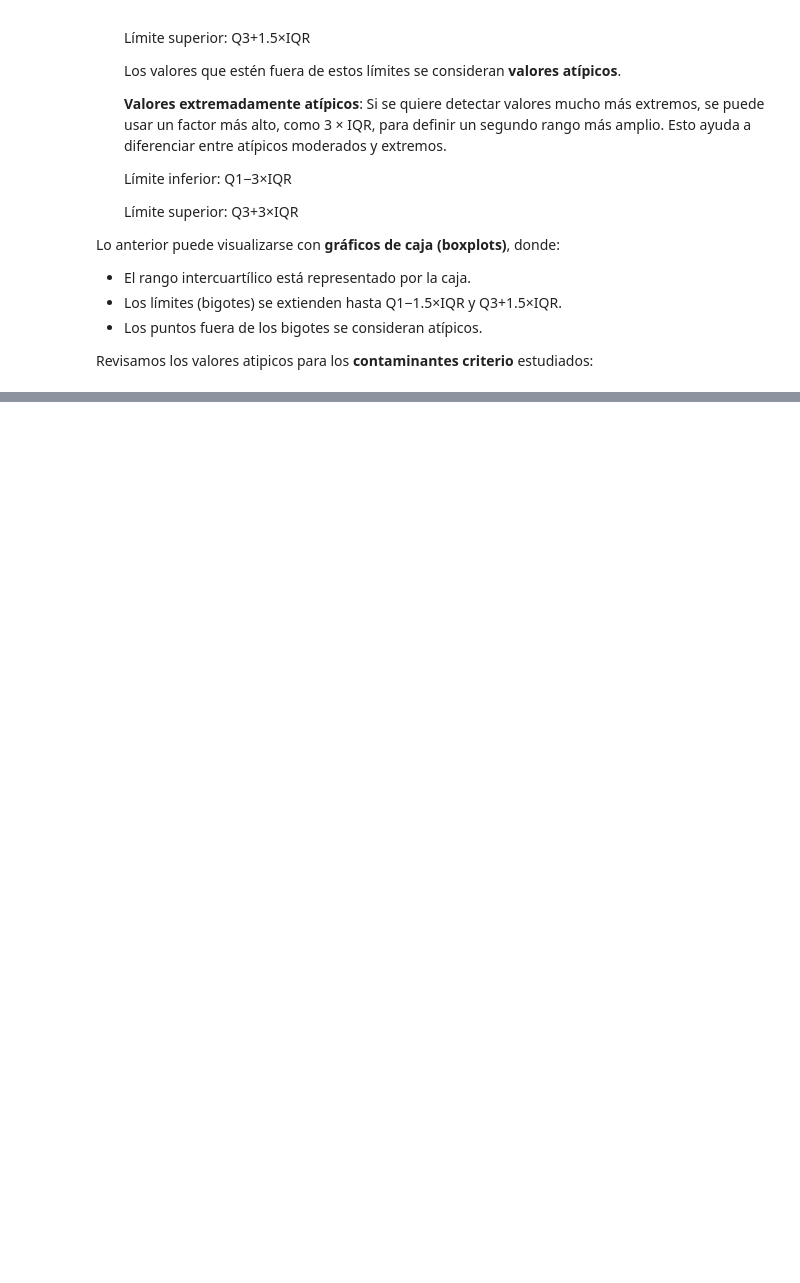
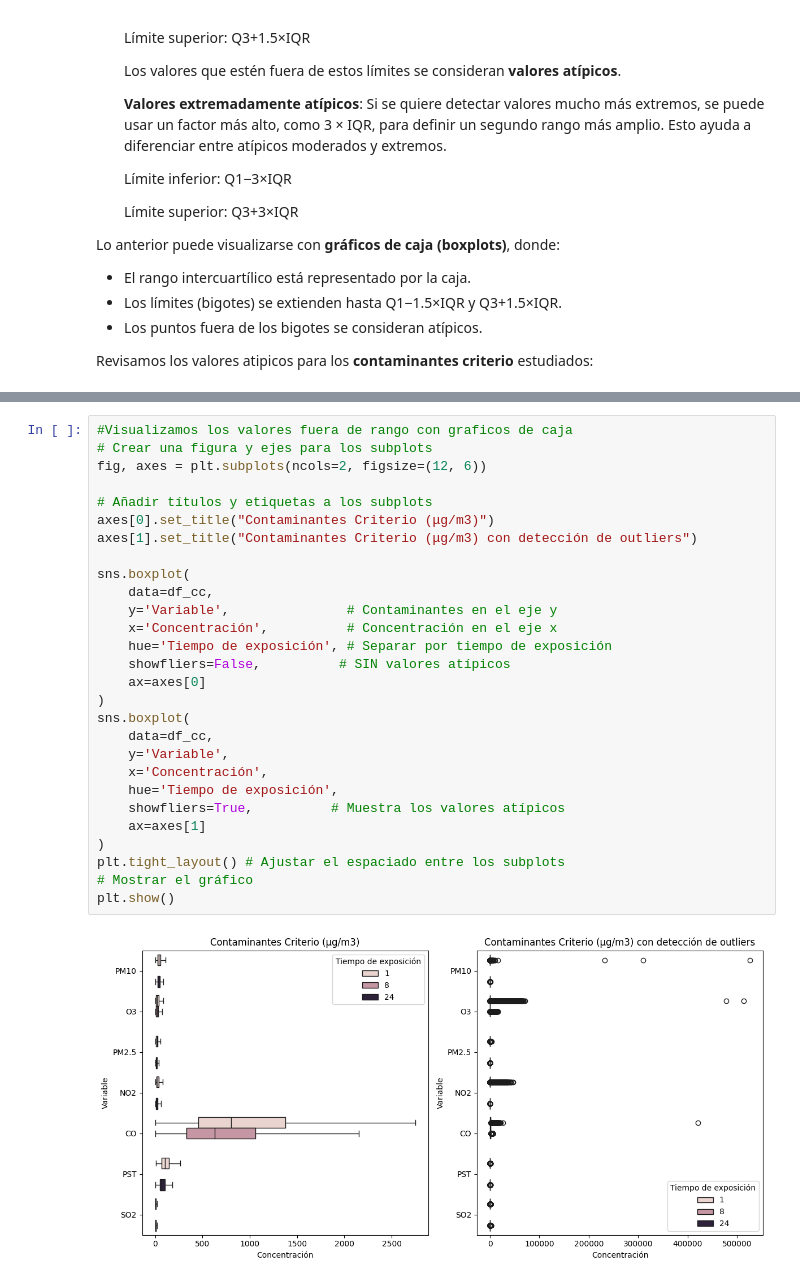
Before and after one commit to orangina23/cursoIAMintic, a Jupyter notebook: Mision1-BeatrizLopez.ipynb, the cells around one changed output, grey strips where cells are left out. Cells and saved outputs as stored; diff of their text form; blank space fills up the shorter version.

Commit message:
Verificación de Reglas de Rango y Dominio y Dimensiones de la Calidad de Datos

```diff
--- a/Mision1-BeatrizLopez.ipynb
+++ b/Mision1-BeatrizLopez.ipynb
@@ -308,0 +274,30 @@ Valores fuera del rango intercuartílico:
+# %%
+#Visualizamos los valores fuera de rango con graficos de caja
+# Crear una figura y ejes para los subplots
+fig, axes = plt.subplots(ncols=2, figsize=(12, 6))
+
+# Añadir títulos y etiquetas a los subplots
+axes[0].set_title("Contaminantes Criterio (μg/m3)")
+axes[1].set_title("Contaminantes Criterio (μg/m3) con detección de outliers")
+
+sns.boxplot(
+    data=df_cc,
+    y='Variable',               # Contaminantes en el eje y
+    x='Concentración',          # Concentración en el eje x
+    hue='Tiempo de exposición', # Separar por tiempo de exposición
+    showfliers=False,          # SIN valores atípicos
+    ax=axes[0]
+)
+sns.boxplot(
+    data=df_cc,
+    y='Variable',
+    x='Concentración',
+    hue='Tiempo de exposición',
+    showfliers=True,          # Muestra los valores atípicos
+    ax=axes[1]
+)
+plt.tight_layout() # Ajustar el espaciado entre los subplots
+# Mostrar el gráfico
+plt.show()
+# %% [output]
+[figure, added]
```
Also changed, not shown: parts of 16 cells of this notebook, 1 other file.
